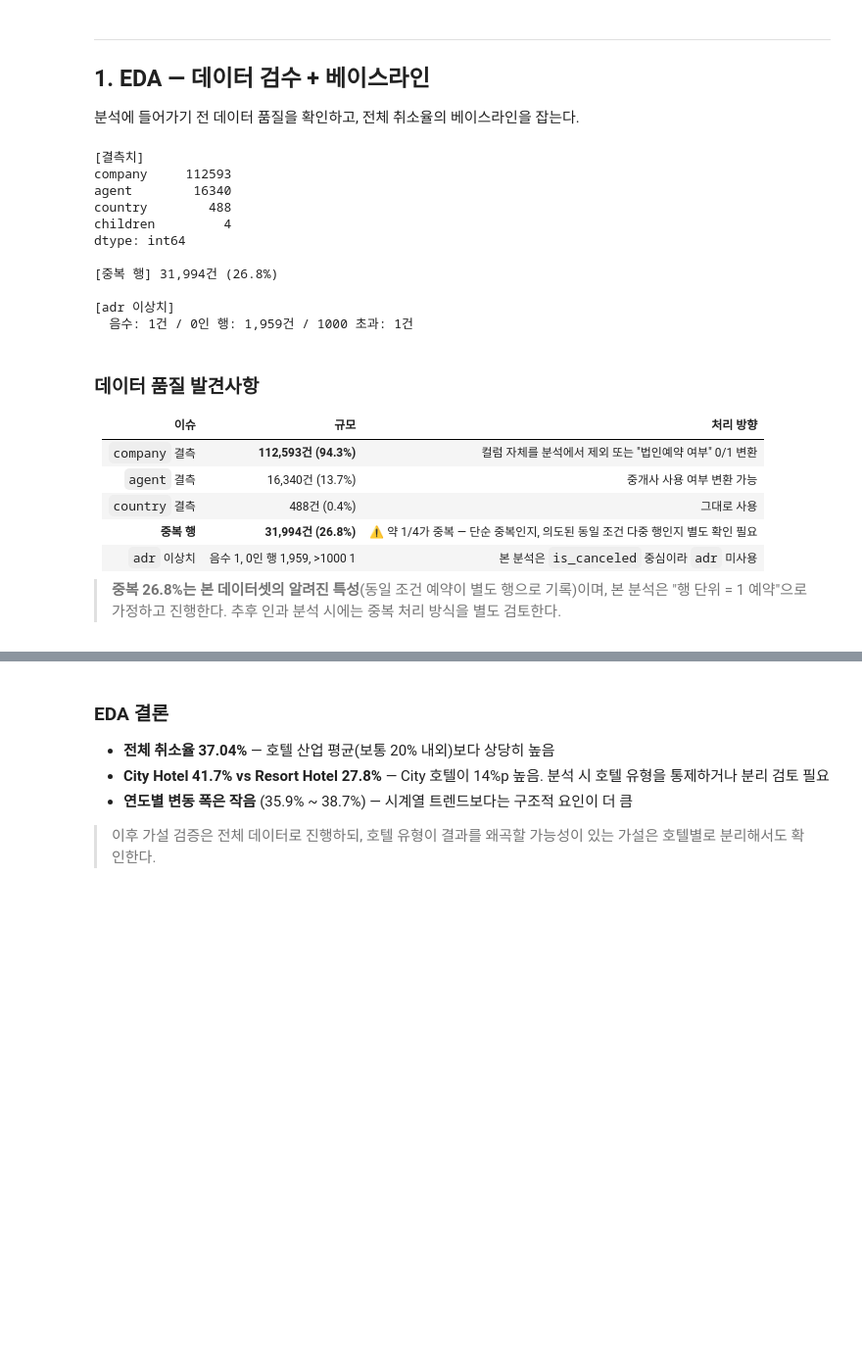
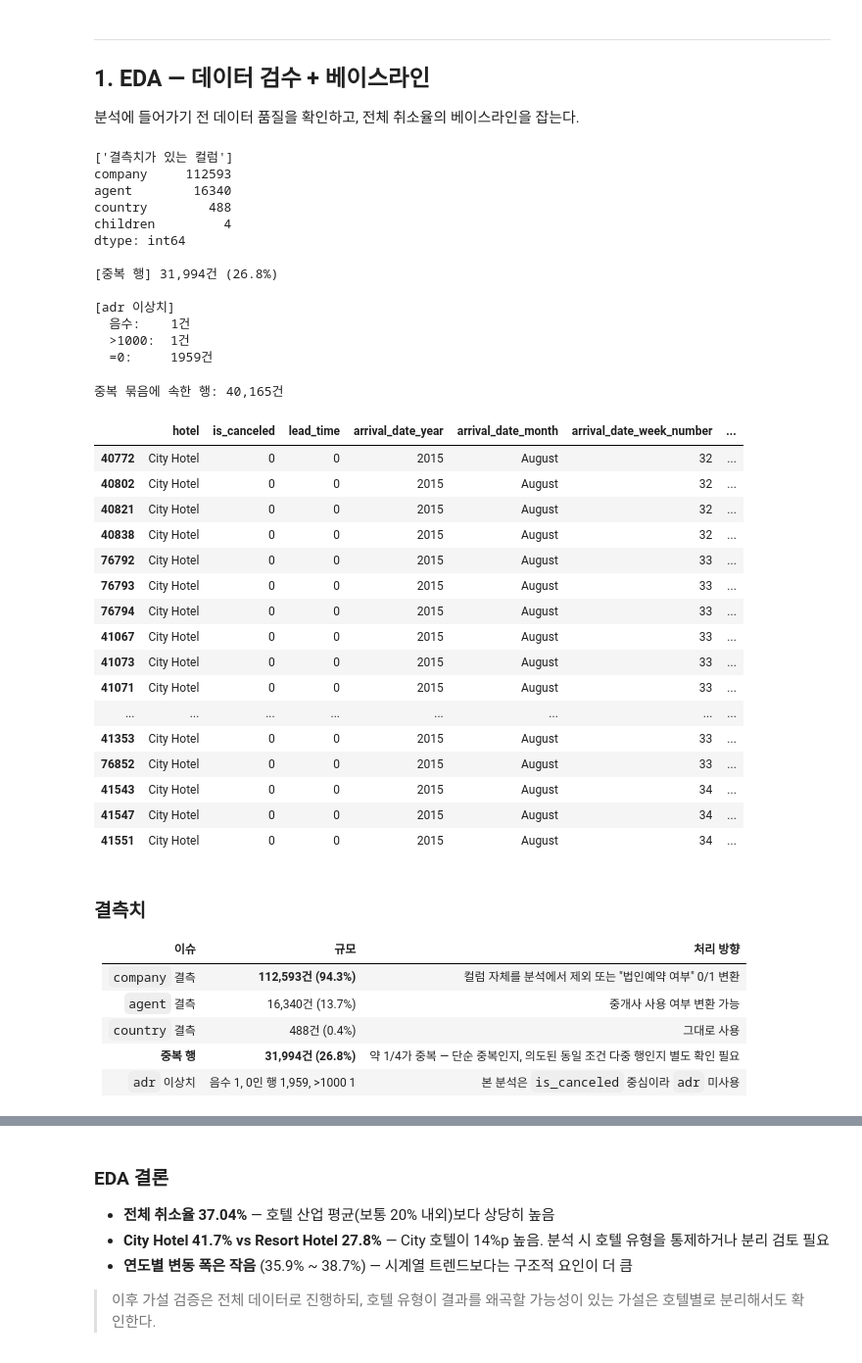
Before and after one commit to SY-J123/portfolio, a Jupyter notebook: analyses/hotel-cancellation/hotel_cancellation_analysis.ipynb, the cells around one changed output, grey strips where cells are left out. Shown at 98% size. Drawn from its saved outputs; the diff is of its cells as text; code cells hidden in the pictures; blank space fills up the shorter version.

```diff
--- a/analyses/hotel-cancellation/hotel_cancellation_analysis.ipynb
+++ b/analyses/hotel-cancellation/hotel_cancellation_analysis.ipynb
@@ -61,20 +61,24 @@
 
 > 이 한계들은 결론부에서 **"권고 적용 전 추가로 필요한 검증"**으로 다시 정리한다.
 # %%
+import warnings
+warnings.filterwarnings('ignore')
+
 import pandas as pd
 import numpy as np
-import matplotlib.pyplot as plt
-import seaborn as sns
 from scipy import stats
 from statsmodels.stats.proportion import proportion_confint, confint_proportions_2indep
 
-# 한글 폰트 + 시각화 기본 설정
-from matplotlib import rcParams
-rcParams['font.family'] = 'Malgun Gothic'
-rcParams['axes.unicode_minus'] = False
-sns.set_theme(style='whitegrid', font='Malgun Gothic')
+import matplotlib.pyplot as plt
+import seaborn as sns
 
 pd.set_option('display.max_columns', 50)
+pd.set_option('display.width', 200)
+
+sns.set_style('whitegrid')
+plt.rcParams['figure.dpi'] = 100
+plt.rcParams['font.family'] = 'Malgun Gothic'
+plt.rcParams['axes.unicode_minus'] = False
 # %%
 df = pd.read_csv('data/hotel_bookings.csv')
 print(f'행: {df.shape[0]:,} / 열: {df.shape[1]}')
@@ -94,16 +98,22 @@ df.head()
 
 분석에 들어가기 전 데이터 품질을 확인하고, 전체 취소율의 베이스라인을 잡는다.
 # %%
-# 결측·중복·이상치 검수
-print('[결측치]')
-print(df.isna().sum()[df.isna().sum() > 0].sort_values(ascending=False))
+na = df.isna().sum()
+na = na[na > 0].sort_values(ascending=False)
+print(['결측치가 있는 컬럼'])
+print(na)
 
-print(f'\n[중복 행] {df.duplicated().sum():,}건 ({df.duplicated().sum()/len(df)*100:.1f}%)')
+# 중복
+dup = df.duplicated().sum()
+print(f'\n[중복 행] {dup:,}건 ({dup/len(df)*100:.1f}%)')
 
+# adr (1박 평균요금) 이상치
 print(f'\n[adr 이상치]')
-print(f"  음수: {(df['adr'] < 0).sum()}건 / 0인 행: {(df['adr']==0).sum():,}건 / 1000 초과: {(df['adr']>1000).sum()}건")
+print(f"  음수:    {(df['adr'] < 0).sum()}건")
+print(f"  >1000:  {(df['adr'] > 1000).sum()}건")
+print(f"  =0:     {(df['adr'] == 0).sum()}건")
 # %% [output]
-[결측치]
+['결측치가 있는 컬럼']
 company     112593
 agent        16340
 country        488
@@ -113,16 +123,39 @@ dtype: int64
 [중복 행] 31,994건 (26.8%)
 
 [adr 이상치]
-  음수: 1건 / 0인 행: 1,959건 / 1000 초과: 1건
+  음수:    1건
+  >1000:  1건
+  =0:     1959건
+# %%
+df_tmp = df[df.duplicated(keep=False)].sort_values(list(df.columns))
+print(f'중복 묶음에 속한 행: {len(df_tmp):,}건')
+df_tmp.head(20)
+# %% [output]
+중복 묶음에 속한 행: 40,165건
+|  | hotel | is_canceled | lead_time | arrival_date_year | arrival_date_month | arrival_date_week_number | ... |
+| 40772 | City Hotel | 0 | 0 | 2015 | August | 32 | ... |
+| 40802 | City Hotel | 0 | 0 | 2015 | August | 32 | ... |
+| 40821 | City Hotel | 0 | 0 | 2015 | August | 32 | ... |
+| 40838 | City Hotel | 0 | 0 | 2015 | August | 32 | ... |
+| 76792 | City Hotel | 0 | 0 | 2015 | August | 33 | ... |
+| 76793 | City Hotel | 0 | 0 | 2015 | August | 33 | ... |
+| 76794 | City Hotel | 0 | 0 | 2015 | August | 33 | ... |
+| 41067 | City Hotel | 0 | 0 | 2015 | August | 33 | ... |
+| 41073 | City Hotel | 0 | 0 | 2015 | August | 33 | ... |
+| 41071 | City Hotel | 0 | 0 | 2015 | August | 33 | ... |
+| ... | ... | ... | ... | ... | ... | ... | ... |
+| 41353 | City Hotel | 0 | 0 | 2015 | August | 33 | ... |
+| 76852 | City Hotel | 0 | 0 | 2015 | August | 33 | ... |
+| 41543 | City Hotel | 0 | 0 | 2015 | August | 34 | ... |
+| 41547 | City Hotel | 0 | 0 | 2015 | August | 34 | ... |
+| 41551 | City Hotel | 0 | 0 | 2015 | August | 34 | ... |
 # %% [markdown]
-### 데이터 품질 발견사항
+### 결측치
 
 | 이슈 | 규모 | 처리 방향 |
 |---|---|---|
 | `company` 결측 | **112,593건 (94.3%)** | 컬럼 자체를 분석에서 제외 또는 "법인예약 여부" 0/1 변환 |
 | `agent` 결측 | 16,340건 (13.7%) | 중개사 사용 여부 변환 가능 |
 | `country` 결측 | 488건 (0.4%) | 그대로 사용 |
-| **중복 행** | **31,994건 (26.8%)** | ⚠️ 약 1/4가 중복 — 단순 중복인지, 의도된 동일 조건 다중 행인지 별도 확인 필요 |
+| **중복 행** | **31,994건 (26.8%)** | 약 1/4가 중복 — 단순 중복인지, 의도된 동일 조건 다중 행인지 별도 확인 필요 |
 | `adr` 이상치 | 음수 1, 0인 행 1,959, >1000 1 | 본 분석은 `is_canceled` 중심이라 `adr` 미사용 |
-
-> **중복 26.8%는 본 데이터셋의 알려진 특성**(동일 조건 예약이 별도 행으로 기록)이며, 본 분석은 "행 단위 = 1 예약"으로 가정하고 진행한다. 추후 인과 분석 시에는 중복 처리 방식을 별도 검토한다.
```
Also changed, not shown: parts of 17 cells of this notebook.
